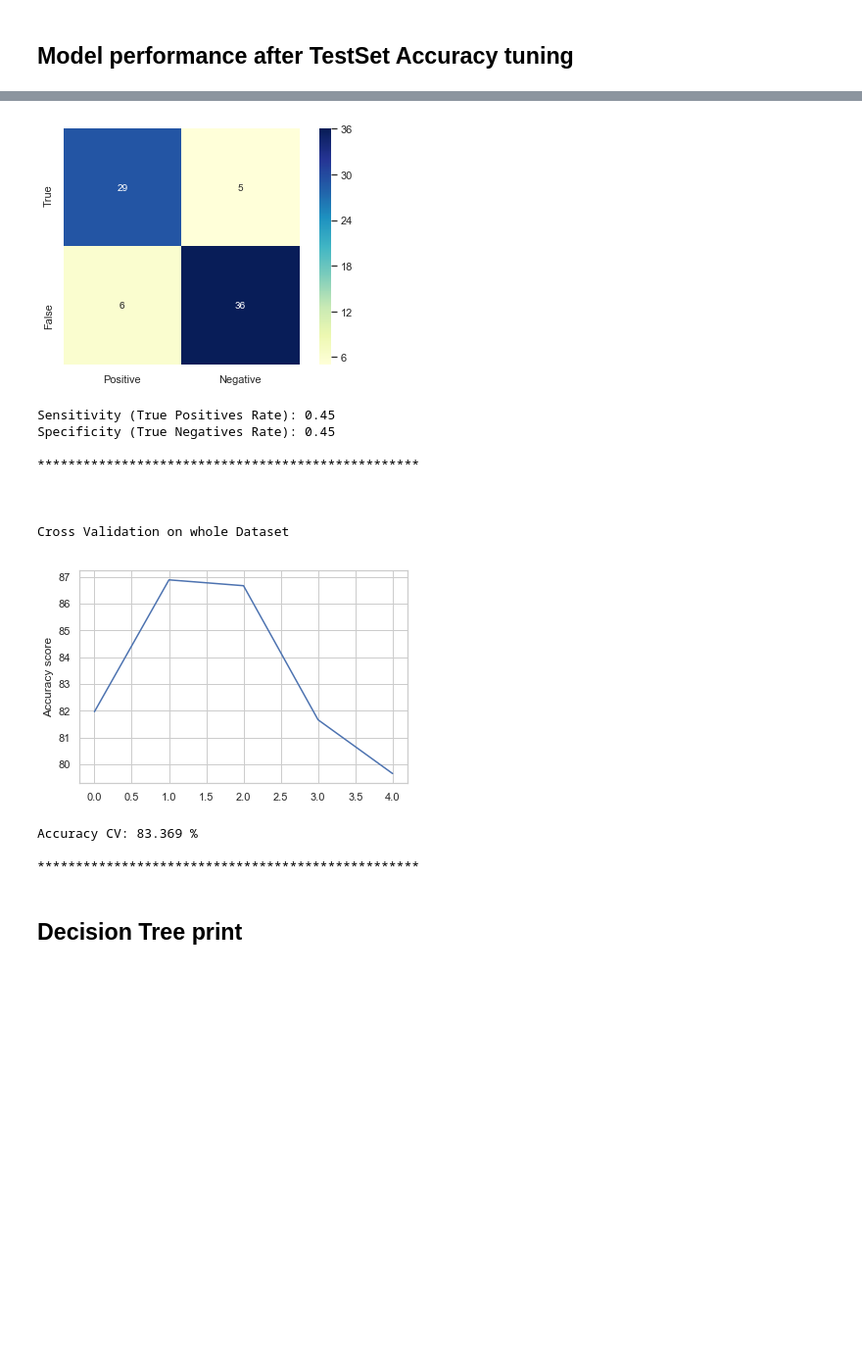
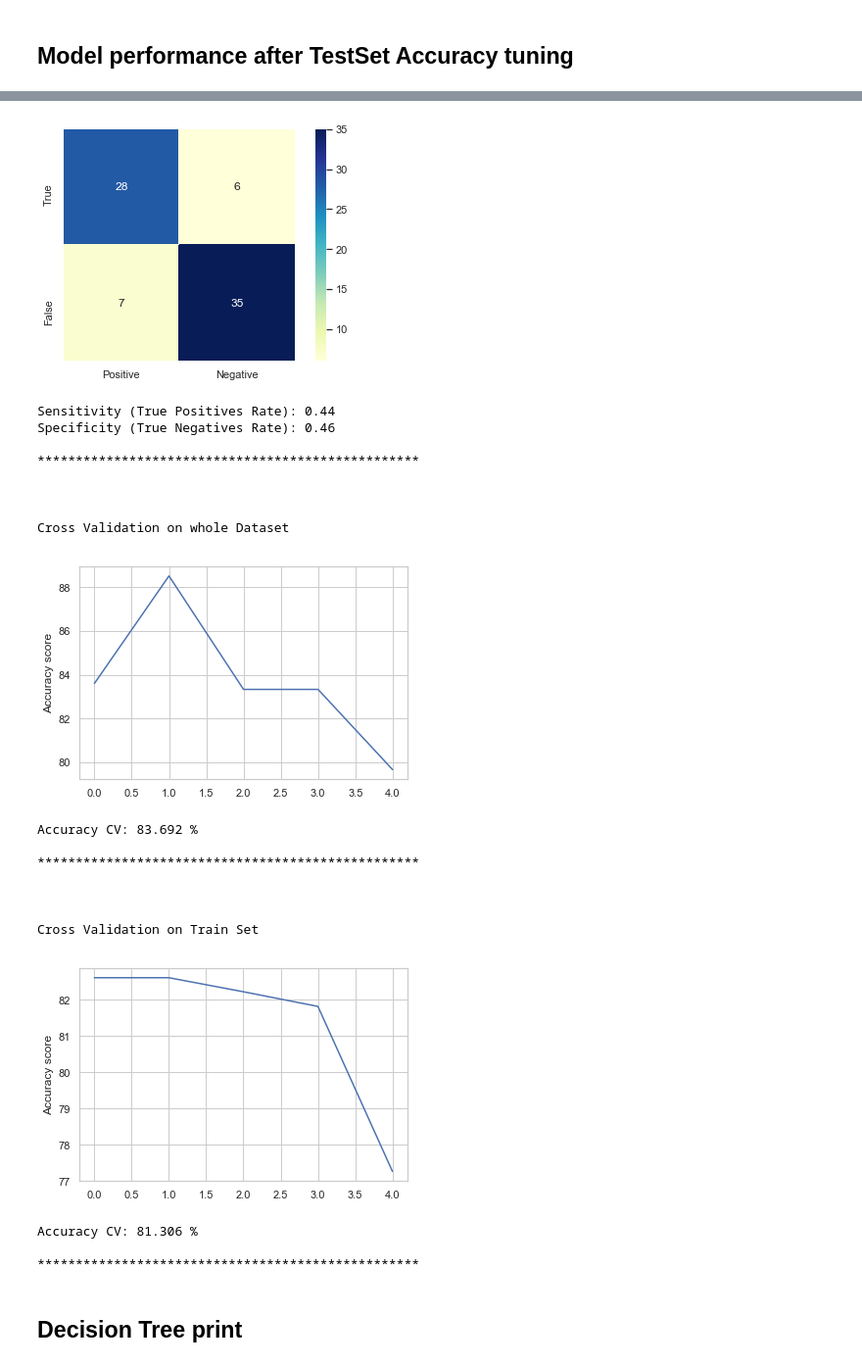
Before and after one commit to alessiogilardi/heart-disease-data-analysis-project, a Jupyter notebook: random_forest.ipynb, the cells around one changed output, grey strips where cells are left out. Shown at 98% size. Saved outputs shown, nothing was run; the diff lists cells and outputs as text; code cells hidden in the pictures; blank space fills up the shorter version.

```diff
--- a/random_forest.ipynb
+++ b/random_forest.ipynb
@@ -180,15 +194,6 @@ Y = ds['target'] # Y -> values to predict
 ## Feature importance
 # %%
 #Uso RFC per estrarre le features più importanti
-
 model = RandomForestClassifier(random_state = 50)
-
-model.fit(X, Y)
-feature_importance = pd.DataFrame(model.feature_importances_, index=X.columns, columns=['RFC']).sort_values('RFC', ascending=False)
-#
-#feature_importance.head(10)
-
-sns.barplot(x=feature_importance.values[:,0], y=feature_importance.index, palette="deep").set_title("Feature importance")
-plt.show()
-model = None
+do_feature_importance(model, X, Y)
 # %% [output]
@@ -462,7 +483,7 @@ model = None
 
 
 # Test Set Accuracy with Hyperparameter tuning
-model = RandomForestClassifier(random_state=50, n_estimators=100, max_features=3, min_samples_leaf=4)
+model = RandomForestClassifier(random_state=50, n_estimators=100, max_features=3, min_samples_leaf=4, bootstrap=False)
 model.fit(X_train, Y_train)
 
 test_pred = model.predict(X_test)
@@ -476,6 +497,8 @@ print("\n\n")
 
 # Whole Dataset with Cross Validation and Hyperparameter tuning
 #model = RandomForestClassifier(random_state=50, n_estimators=100, max_features=3, min_samples_leaf=4)
+model = None
+model = RandomForestClassifier(random_state=50, n_estimators=100, max_features=3, min_samples_leaf=4, bootstrap=False)
 accuracy = cross_val_score(model, X_scaled, Y, cv = 5, scoring = 'accuracy')
 accuracy = np.round(accuracy * 100, 3)
 
@@ -487,6 +510,23 @@ print("Accuracy CV:", np.round(np.mean(accuracy), 3), "%")
 print()
 print("*"*50)
 print("\n\n")
+
+
+# Train Set with Cross Validation and Hyperparameter tuning
+model = None
+model = RandomForestClassifier(random_state=50, n_estimators=100, max_features=3, min_samples_leaf=4, bootstrap=False)
+accuracy = cross_val_score(model, X_train, Y_train, cv = 5, scoring = 'accuracy')
+accuracy = np.round(accuracy * 100, 3)
+
+print("Cross Validation on Train Set")
+plt.plot(accuracy, 'b', label="Accuracy CV")
+plt.ylabel('Accuracy score')
+plt.show()
+print("Accuracy CV:", np.round(np.mean(accuracy), 3), "%")
+print()
+print("*"*50)
+print("\n\n")
+model = None
 # %% [output]
 Test Set (without Hyperparameter tuning)
 Accuracy on Test Set (without Hyperparameter tuning): 82.895 %
@@ -511,16 +551,24 @@ Accuracy on Test Set (with Hyperparameter tuning): 85.526 %
-[figure, old version]
+[figure, new version]
-Sensitivity (True Positives Rate): 0.45
-Specificity (True Negatives Rate): 0.45
+Sensitivity (True Positives Rate): 0.44
+Specificity (True Negatives Rate): 0.46
 
 **************************************************
 
 
 
 Cross Validation on whole Dataset
-[figure, old version]
+[figure, new version]
-Accuracy CV: 83.369 %
+Accuracy CV: 83.692 %
 
 **************************************************
+
+
+
+Cross Validation on Train Set
+[figure, added]
+Accuracy CV: 81.306 %
+
+**************************************************
 # %% [markdown]
 ## Decision Tree print
 # %%
```
Also changed, not shown: parts of 11 cells of this notebook, 7 other files.
